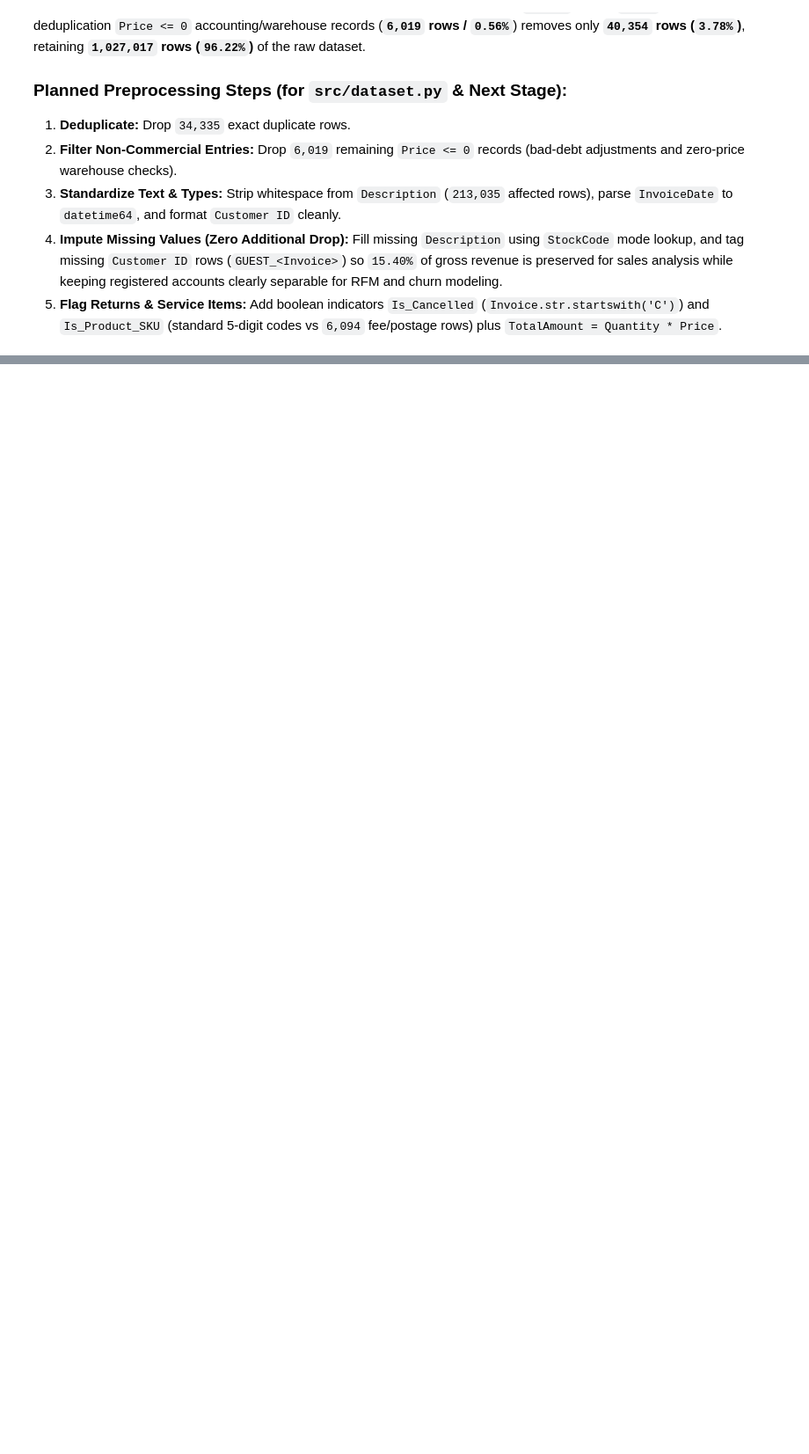
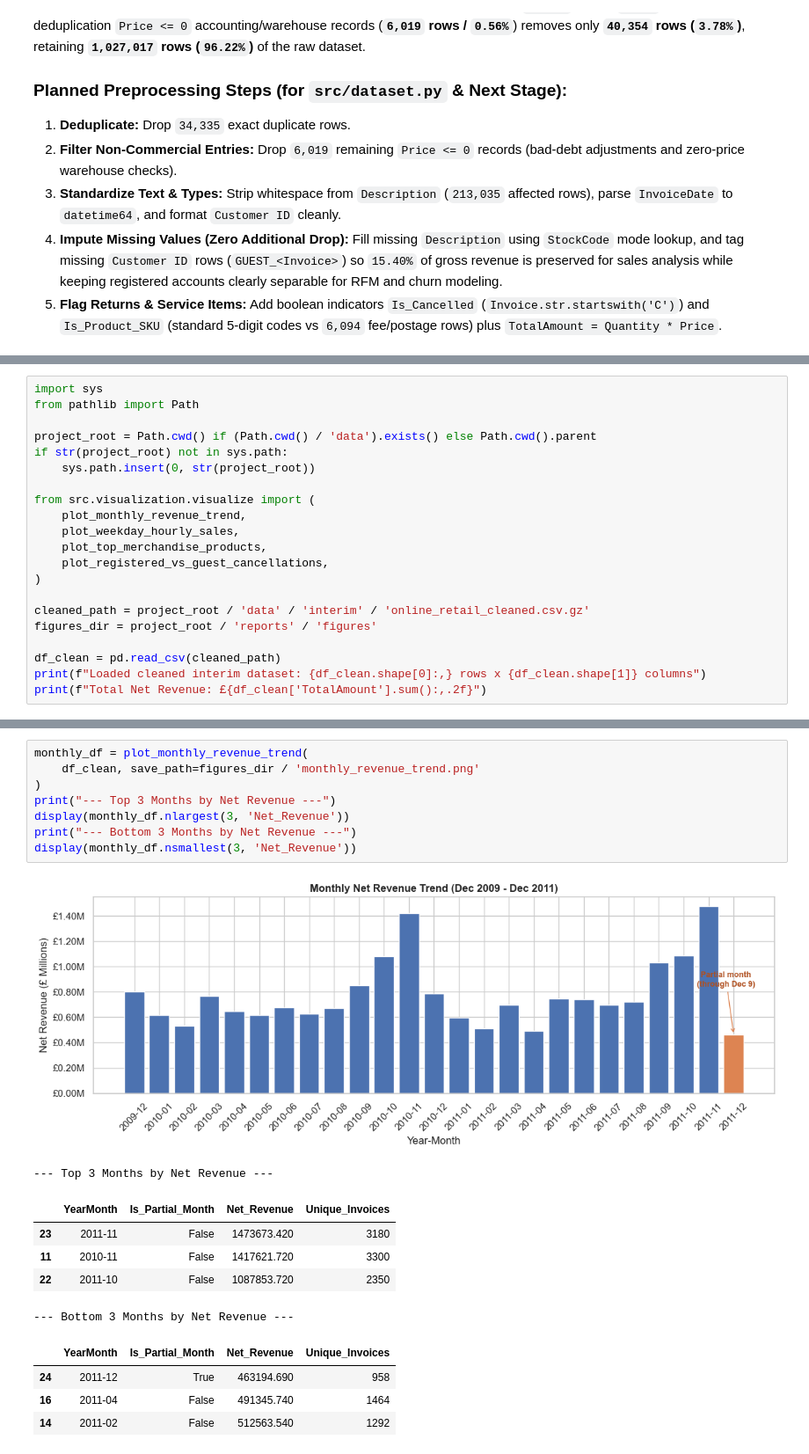
Before and after one commit to ankit-singh09/Retail-Ecommerce--CSCP, a Jupyter notebook: notebooks/1.0-eda.ipynb, the cells around one changed output, grey strips where cells are left out. Shown at 88% size. Saved outputs shown, nothing was run; the diff lists cells and outputs as text; blank space fills up the shorter version.

```diff
--- a/notebooks/1.0-eda.ipynb
+++ b/notebooks/1.0-eda.ipynb
@@ -490,0 +497,21 @@ Running the exact pre-cleaning simulation confirms that removing exact duplicate
+# %%
+import sys
+from pathlib import Path
+
+project_root = Path.cwd() if (Path.cwd() / 'data').exists() else Path.cwd().parent
+if str(project_root) not in sys.path:
+    sys.path.insert(0, str(project_root))
+
+from src.visualization.visualize import (
+    plot_monthly_revenue_trend,
+    plot_weekday_hourly_sales,
+    plot_top_merchandise_products,
+    plot_registered_vs_guest_cancellations,
+)
+
+cleaned_path = project_root / 'data' / 'interim' / 'online_retail_cleaned.csv.gz'
+figures_dir = project_root / 'reports' / 'figures'
+
+df_clean = pd.read_csv(cleaned_path)
+print(f"Loaded cleaned interim dataset: {df_clean.shape[0]:,} rows x {df_clean.shape[1]} columns")
+print(f"Total Net Revenue: £{df_clean['TotalAmount'].sum():,.2f}")
@@ -490,0 +524,20 @@ Running the exact pre-cleaning simulation confirms that removing exact duplicate
+# %%
+monthly_df = plot_monthly_revenue_trend(
+    df_clean, save_path=figures_dir / 'monthly_revenue_trend.png'
+)
+print("--- Top 3 Months by Net Revenue ---")
+display(monthly_df.nlargest(3, 'Net_Revenue'))
+print("--- Bottom 3 Months by Net Revenue ---")
+display(monthly_df.nsmallest(3, 'Net_Revenue'))
+# %% [output]
+[figure, added]
+--- Top 3 Months by Net Revenue ---
+|  | YearMonth | Is_Partial_Month | Net_Revenue | Unique_Invoices |
+| 23 | 2011-11 | False | 1473673.420 | 3180 |
+| 11 | 2010-11 | False | 1417621.720 | 3300 |
+| 22 | 2011-10 | False | 1087853.720 | 2350 |
+--- Bottom 3 Months by Net Revenue ---
+|  | YearMonth | Is_Partial_Month | Net_Revenue | Unique_Invoices |
+| 24 | 2011-12 | True | 463194.690 | 958 |
+| 16 | 2011-04 | False | 491345.740 | 1464 |
+| 14 | 2011-02 | False | 512563.540 | 1292 |
```
Also changed, not shown: parts of 10 cells of this notebook, 5 other files.
